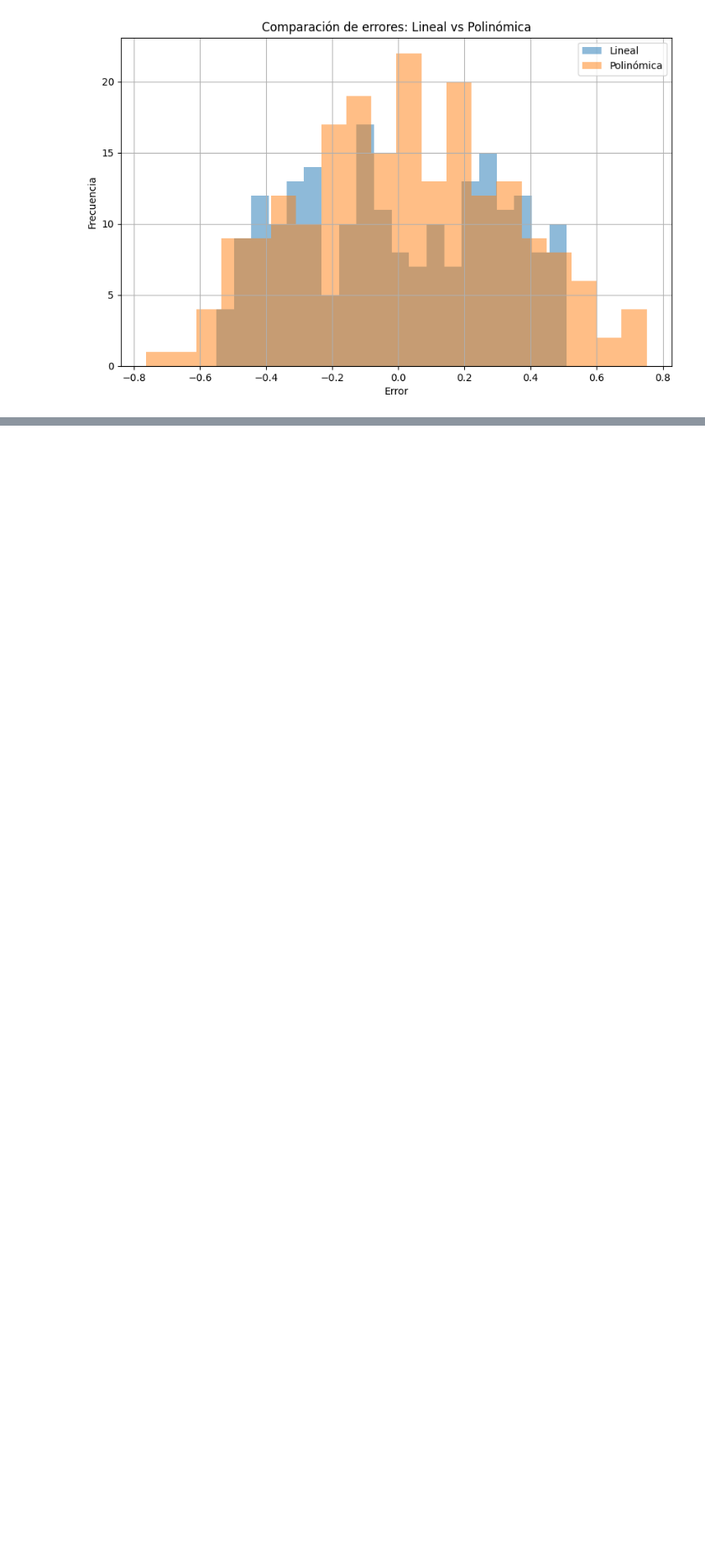
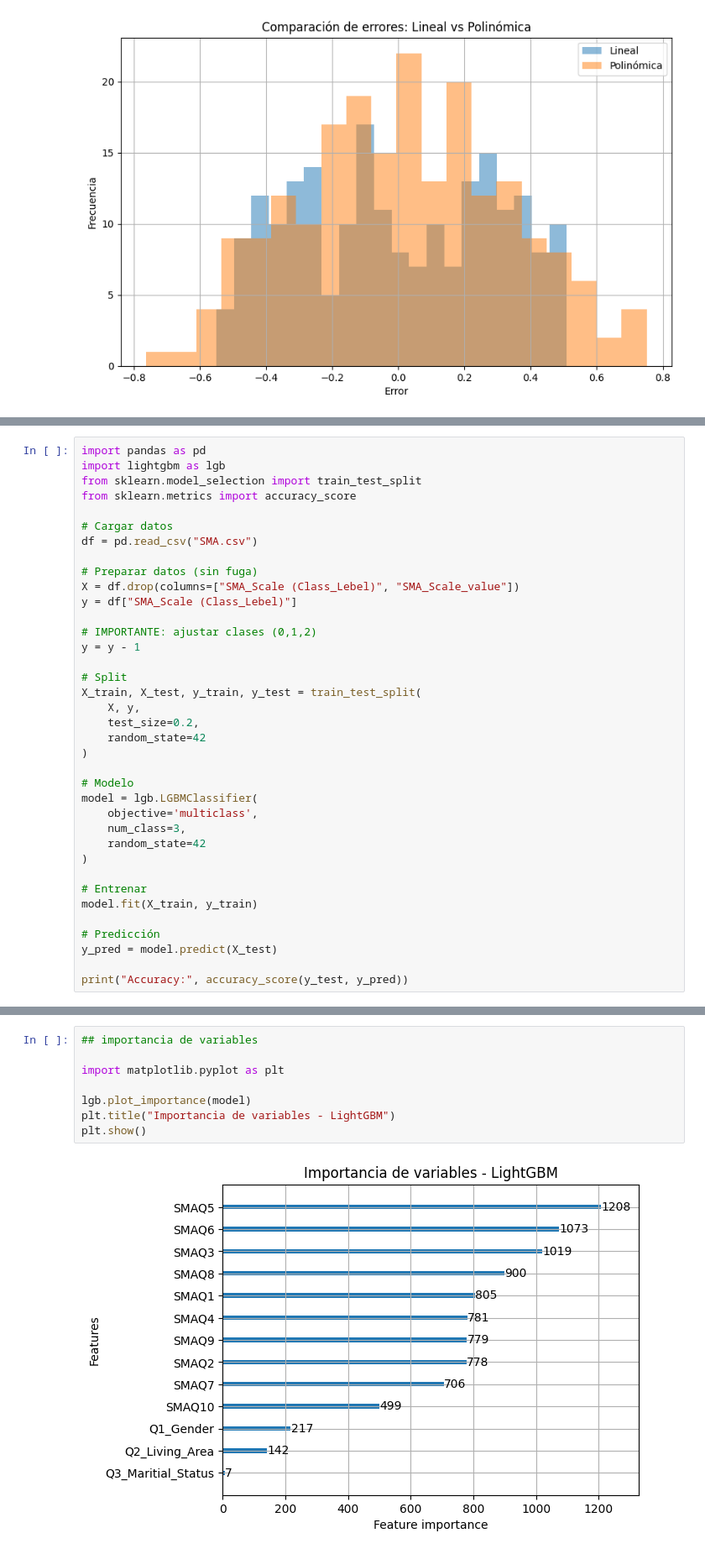
Before and after one commit to Oscar1979-png/2026-02-BILBAO-FT-Data-Science, a Jupyter notebook: 3-Machine_Learning/ML_project/Notebook proyecto ML_OFG.ipynb, the cells around one changed output, grey strips where cells are left out. Shown at 84% size. Drawn from its saved outputs; the diff is of its cells as text; blank space fills up the shorter version.

```diff
--- a/3-Machine_Learning/ML_project/Notebook proyecto ML_OFG.ipynb
+++ b/3-Machine_Learning/ML_project/Notebook proyecto ML_OFG.ipynb
@@ -743,0 +860,37 @@ plt.show()
+# %%
+import pandas as pd
+import lightgbm as lgb
+from sklearn.model_selection import train_test_split
+from sklearn.metrics import accuracy_score
+
+# Cargar datos
+df = pd.read_csv("SMA.csv")
+
+# Preparar datos (sin fuga)
+X = df.drop(columns=["SMA_Scale (Class_Lebel)", "SMA_Scale_value"])
+y = df["SMA_Scale (Class_Lebel)"]
+
+# IMPORTANTE: ajustar clases (0,1,2)
+y = y - 1
+
+# Split
+X_train, X_test, y_train, y_test = train_test_split(
+    X, y,
+    test_size=0.2,
+    random_state=42
+)
+
+# Modelo
+model = lgb.LGBMClassifier(
+    objective='multiclass',
+    num_class=3,
+    random_state=42
+)
+
+# Entrenar
+model.fit(X_train, y_train)
+
+# Predicción
+y_pred = model.predict(X_test)
+
+print("Accuracy:", accuracy_score(y_test, y_pred))
@@ -743,0 +944,10 @@ plt.show()
+# %%
+## importancia de variables
+
+import matplotlib.pyplot as plt
+
+lgb.plot_importance(model)
+plt.title("Importancia de variables - LightGBM")
+plt.show()
+# %% [output]
+[figure, added]
```
Also changed, not shown: parts of 15 cells of this notebook, 3 other files.
